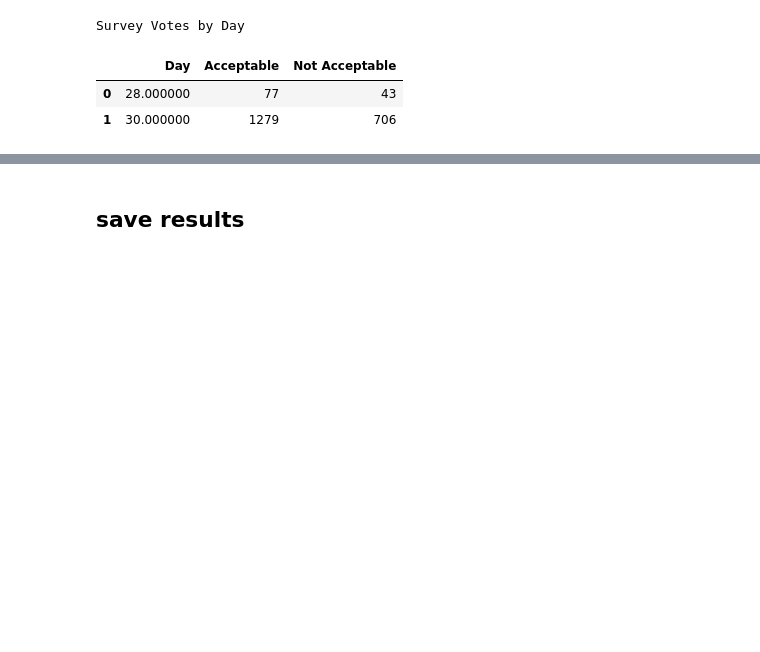
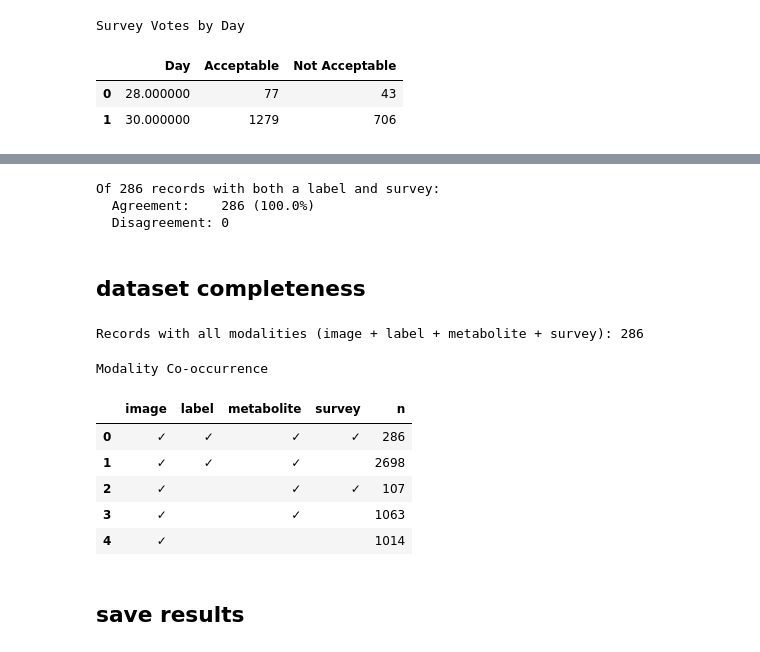
Before and after one commit to dsi-clinic/2025-promega-mini-test, a Jupyter notebook: notebooks/promega_data_stats.ipynb, the cells around one changed output, grey strips where cells are left out. Drawn from its saved outputs; the diff is of its cells as text; code cells hidden in the pictures; blank space fills up the shorter version.

```diff
--- a/notebooks/promega_data_stats.ipynb
+++ b/notebooks/promega_data_stats.ipynb
@@ -273,0 +314,3 @@ Survey Votes by Day
+# %%
+stats_dict["survey_consensus_distr"] = stats_utils.survey_consensus_distribution(json_data)
+stats_utils.to_dataframe(stats_dict["survey_consensus_distr"], key_col="Split", value_col="Records", title="Vote Consensus Distribution")
@@ -274,3 +329,43 @@ Survey Votes by Day
+# %%
+agreement, disagreeing_ids = stats_utils.label_survey_agreement(json_data)
+stats_dict["label_survey_agreement"] = agreement
+
+print(f"Of {agreement['total']} records with both a label and survey:")
+print(f"  Agreement:    {agreement['agreed']} ({agreement['agreement_pct']}%)")
+print(f"  Disagreement: {agreement['disagreed']}")
+if agreement["no_majority"]:
+    print(f"  Tied vote:    {agreement['no_majority']}")
+if disagreeing_ids:
+    print(f"\nDisagreeing records: {disagreeing_ids}")
+# %% [output]
+Of 286 records with both a label and survey:
+  Agreement:    286 (100.0%)
+  Disagreement: 0
+# %% [markdown]
+## dataset completeness
+# %%
+MODALITIES = {
+    "image":      lambda r: r.get("images", {}).get("img_path") is not None,
+    "label":      lambda r: r.get("label", {}).get("value") is not None,
+    "metabolite": lambda r: bool(r.get("metabolite", {})),
+    "survey":     lambda r: bool(r.get("survey", {})),
+}
+
+fully_annotated = sum(1 for r in json_data.values() if all(fn(r) for fn in MODALITIES.values()))
+stats_dict["num_fully_annotated"] = fully_annotated
+print(f"Records with all modalities (image + label + metabolite + survey): {fully_annotated}")
+
+rows = stats_utils.modality_cooccurrence(json_data, MODALITIES)
+pd.DataFrame(rows).style.set_caption("Modality Co-occurrence")
+# %% [output]
+Records with all modalities (image + label + metabolite + survey): 286
+Modality Co-occurrence
+|  | image | label | metabolite | survey | n |
+| 0 | ✓ | ✓ | ✓ | ✓ | 286 |
+| 1 | ✓ | ✓ | ✓ |  | 2698 |
+| 2 | ✓ |  | ✓ | ✓ | 107 |
+| 3 | ✓ |  | ✓ |  | 1063 |
+| 4 | ✓ |  |  |  | 1014 |
 # %% [markdown]
 ## save results
 # %%
```
Also changed, not shown: parts of 6 cells of this notebook, 2 other files.
